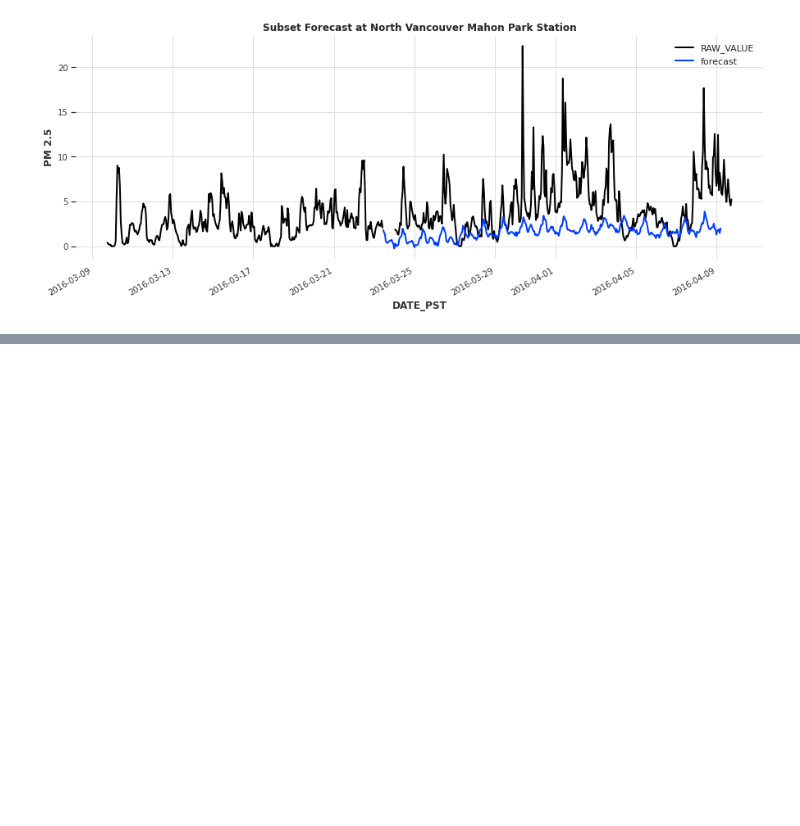
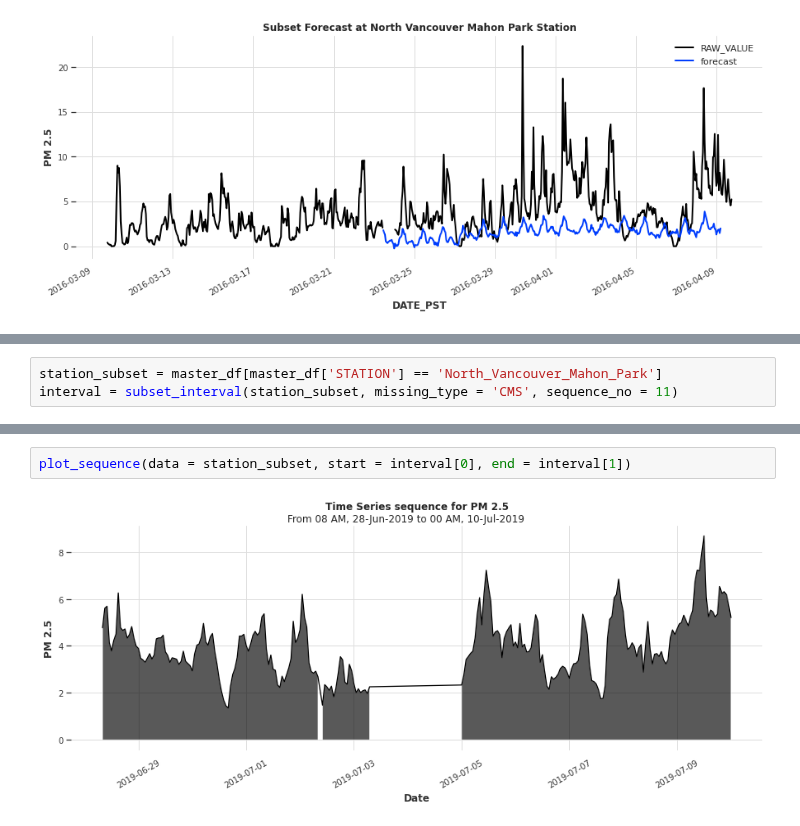
Before and after one commit to erich-hs/Air-We-Breathe, a Jupyter notebook: Air_We_Breath_Missing_Values.ipynb, the cells around one changed output, grey strips where cells are left out. Drawn from its saved outputs; the diff is of its cells as text; blank space fills up the shorter version.

```diff
--- a/Air_We_Breath_Missing_Values.ipynb
+++ b/Air_We_Breath_Missing_Values.ipynb
@@ -338,0 +534,3 @@ plt.show()
+# %%
+station_subset = master_df[master_df['STATION'] == 'North_Vancouver_Mahon_Park']
+interval = subset_interval(station_subset, missing_type = 'CMS', sequence_no = 11)
@@ -338,0 +555,4 @@ plt.show()
+# %%
+plot_sequence(data = station_subset, start = interval[0], end = interval[1])
+# %% [output]
+[figure, added]
```
Also changed, not shown: parts of 11 cells of this notebook.
